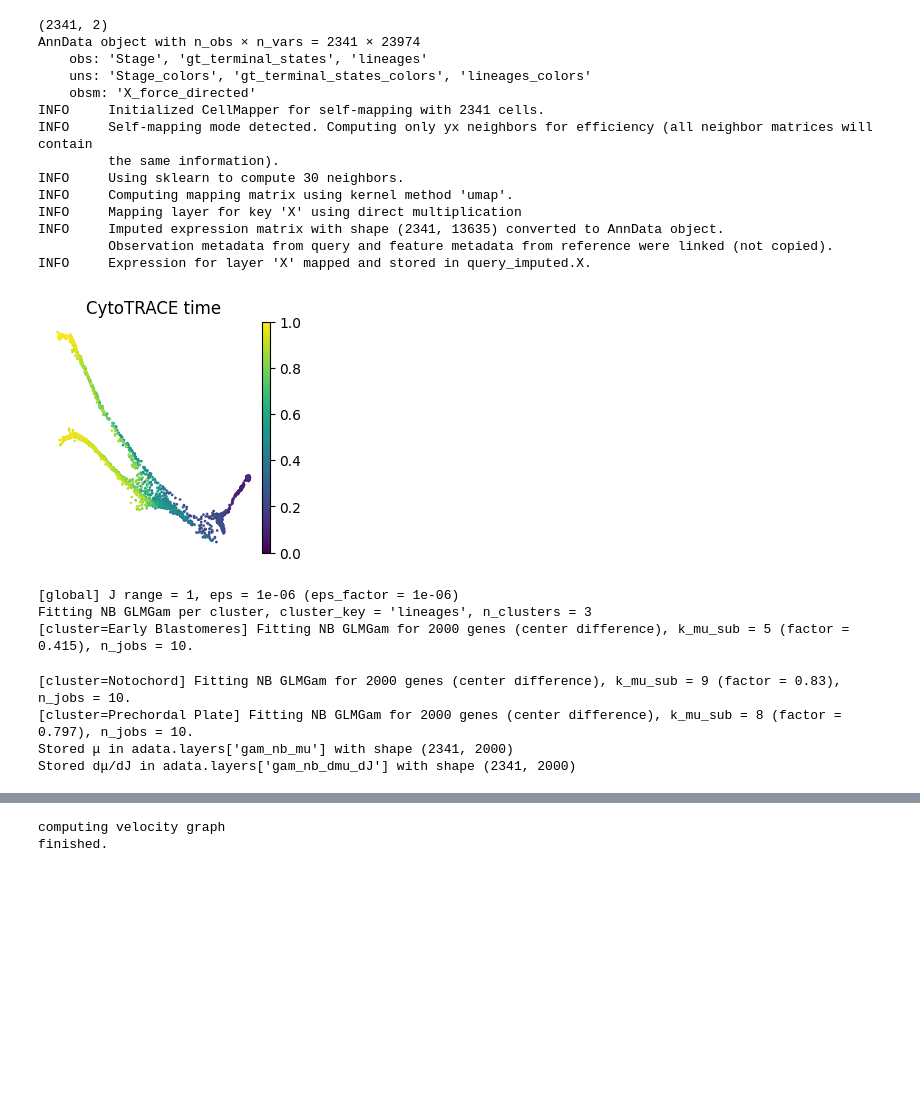
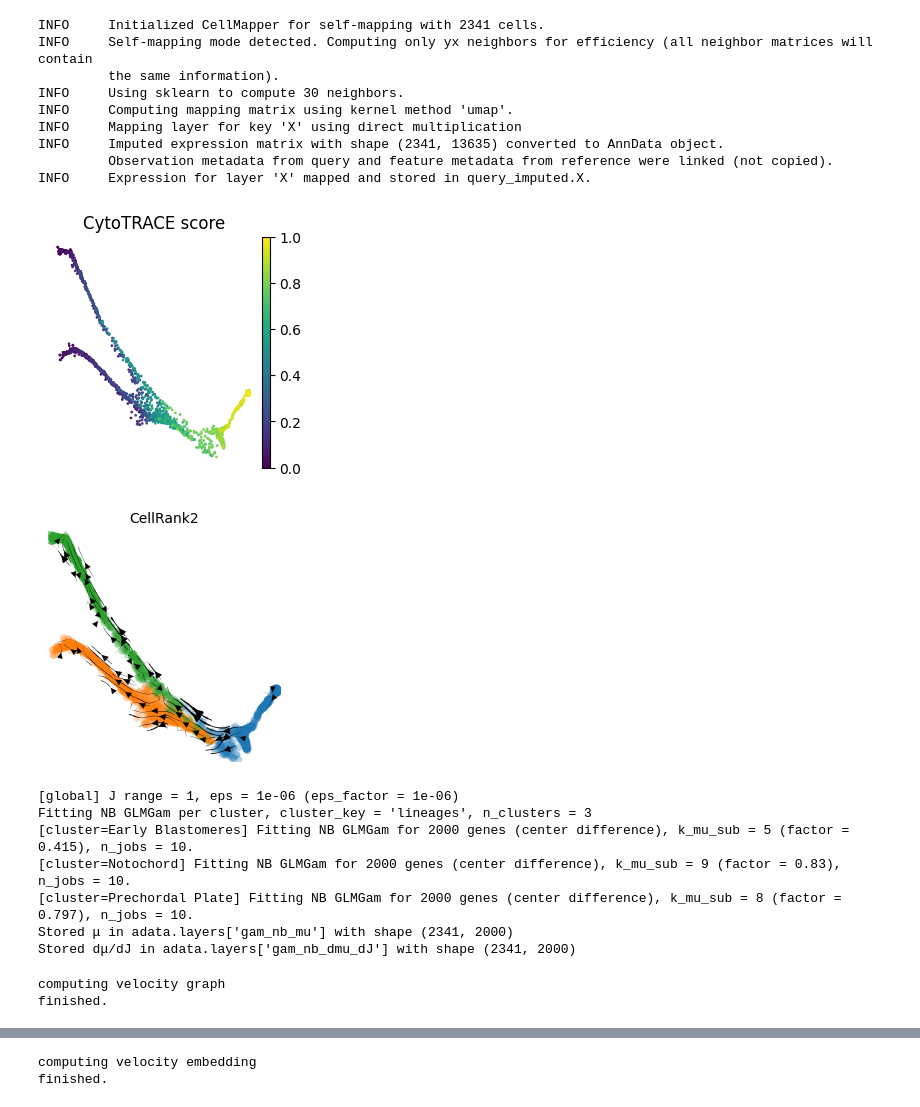
Before and after one commit to hsinring/pseudovelo, a Jupyter notebook: reproducibility/pseudovelo_case1.ipynb, the cells around one changed output, grey strips where cells are left out. Drawn from its saved outputs; the diff is of its cells as text; code cells hidden in the pictures; blank space fills up the shorter version.

```diff
--- a/reproducibility/pseudovelo_case1.ipynb
+++ b/reproducibility/pseudovelo_case1.ipynb
@@ -48,5 +0,0 @@ AnnData object with n_obs × n_vars = 2341 × 23974
-# %%
-#PseudoVelo
-adata_dpt.layers["X"]=adata_dpt.X.toarray()
-pv.fit_nb_gam_with_center_diff(adata_dpt,J_key="dpt_pseudotime",n_jobs=10,cluster_key="lineages",input_layer="X",reverse=False)
-pv.plot_velocity_projection(adata_dpt,xkey="X",vkey="gam_nb_dmu_dJ",basis="force_directed",color="lineages",figsize=(3,3),title="PseudoVelo",size=120,legend_loc="none")
@@ -77,0 +142,5 @@ plt.show()
+# %%
+# 1.1 DPT Standard
+adata_dpt = load_and_preprocess_data()
+root_idx = find_root_index(adata_dpt, "Stage", "03.3-HIGH", rightmost=True)
+adata_dpt, pk = run_eval_pipeline(adata_dpt, time_key="dpt_pseudotime", root_idx=root_idx)
@@ -78,65 +169,63 @@ plt.show()
 # %%
-from cellmapper import CellMapper
-
-#cal ct_pseudotime
-adata_ct=sc.read_h5ad("../data/zebrafish/zebrafish_embryogenesis_axial_mesoderm.h5ad")
-adata_ct.obsm["X_force_directed"]=adata_ct.obsm["X_force_directed"][:,:2]
+# 1.2 CytoTRACE Analysis
+adata_ct = sc.read_h5ad("./data/zebrafish/zebrafish_embryogenesis_axial_mesoderm.h5ad")
+adata_ct.obsm["X_force_directed"] = adata_ct.obsm["X_force_directed"][:, :2]
 adata_ct = adata_ct[~np.any(np.isnan(adata_ct.obsm['X_force_directed']), axis=1)].copy()
-print(adata_ct.obsm["X_force_directed"].shape)
-print(adata_ct)
-adata=adata_ct.copy()
+adata = adata_ct.copy()
 sc.pp.filter_genes(adata_ct, min_cells=10)
 sc.pp.normalize_total(adata_ct)
 sc.pp.log1p(adata_ct)
 sc.pp.highly_variable_genes(adata_ct, n_top_genes=2000)
 sc.tl.pca(adata_ct)
 sc.pp.neighbors(adata_ct, n_neighbors=30, n_pcs=30)
-adata_ct.layers["imputed"] = (
-    CellMapper(adata_ct).map(layer_key="X", use_rep="X_pca").query_imputed.X.copy()
-)
-from cellrank.kernels import CytoTRACEKernel
+
+adata_ct.layers["imputed"] = CellMapper(adata_ct).map(layer_key="X", use_rep="X_pca").query_imputed.X.copy()
 ctk = CytoTRACEKernel(adata_ct).compute_cytotrace(layer="imputed")
+adata_ct.obs["1_minus_pseudotime"] = 1 - adata_ct.obs["ct_pseudotime"]
 fig, ax = plt.subplots(figsize=(3,3))
-sc.pl.embedding(adata_ct, basis="force_directed", color="ct_pseudotime",frameon=False,ax=ax,size=15,title="CytoTRACE time",legend_fontsize=8)
+sc.pl.embedding(adata_ct, basis="force_directed", color="1_minus_pseudotime", frameon=False, ax=ax, size=15, title="CytoTRACE score", legend_fontsize=8)
+ctk.compute_transition_matrix(threshold_scheme="soft", nu=0.5)
+ctk.plot_projection(basis="force_directed",color="lineages",figsize=(3,3),title="CellRank2",size=120,legend_loc="none",show=False)
+ax = plt.gca()
+ax.grid(False)
+plt.show()
 
-#PseudoVelo
+# Build adata for PV (align genes)
 sc.pp.filter_genes(adata, min_cells=10)
 sc.pp.normalize_total(adata)
 sc.pp.log1p(adata)
 sc.pp.highly_variable_genes(adata, n_top_genes=2000)
 adata = adata[:, adata.var.highly_variable].copy()
-adata.obs["ct_pseudotime"]=adata_ct.obs["ct_pseudotime"]
-adata_ct=adata.copy()
-adata_ct.layers["X"]=adata_ct.X.toarray()
-pv.fit_nb_gam_with_center_diff(adata_ct,J_key="ct_pseudotime",n_jobs=10,cluster_key="lineages",input_layer="X",reverse=False)
-pv.plot_velocity_projection(adata_ct,xkey="X",vkey="gam_nb_dmu_dJ",basis="force_directed",color="lineages",figsize=(3,3),title="PseudoVelo",size=120,legend_loc="none")
+adata.obs["ct_pseudotime"] = adata_ct.obs["ct_pseudotime"]
+adata_ct_pv, ctk = run_eval_pipeline(adata, time_key="ct_pseudotime", cluster_key="lineages", run_dpt=False, ctk=ctk)
 
-#cellrank2
-ctk.compute_transition_matrix(threshold_scheme="soft", nu=0.5)
-ctk.plot_projection(basis="force_directed",color="lineages",figsize=(3,3),title="CellRank2",size=120,legend_loc="none",show=False)
-ax = plt.gca()
-ax.grid(False)
-plt.show()
+# 1.3 Cross Projection Consistency
+
+acc_cross1 = cross_projection_consistency(adata_dpt, adata_ct_pv, vkey="gam_nb_dmu_dJ",embedding_key="X_force_directed")
+acc_cross2 = cross_projection_consistency(adata1=adata_dpt,T_velo1=pk.transition_matrix, T_velo2=ctk.transition_matrix,embedding_key="X_force_directed")
+data_list3 = [
+        acc_cross1,
+        acc_cross2
+    ]
+plot_projection_consistency_boxplot(data_list3, labels=["PseudoVelo", "CellRank2"])
 # %% [output]
-(2341, 2)
-AnnData object with n_obs × n_vars = 2341 × 23974
-    obs: 'Stage', 'gt_terminal_states', 'lineages'
-    uns: 'Stage_colors', 'gt_terminal_states_colors', 'lineages_colors'
-    obsm: 'X_force_directed'
 INFO     Initialized CellMapper for self-mapping with 2341 cells.
 INFO     Self-mapping mode detected. Computing only yx neighbors for efficiency (all neighbor matrices will contain
          the same information).
 INFO     Using sklearn to compute 30 neighbors.
 INFO     Computing mapping matrix using kernel method 'umap'.
 INFO     Mapping layer for key 'X' using direct multiplication
 INFO     Imputed expression matrix with shape (2341, 13635) converted to AnnData object.
          Observation metadata from query and feature metadata from reference were linked (not copied).
 INFO     Expression for layer 'X' mapped and stored in query_imputed.X.
-[figure, old version]
+[figure, new version]
+[figure, new version]
 [global] J range = 1, eps = 1e-06 (eps_factor = 1e-06)
 Fitting NB GLMGam per cluster, cluster_key = 'lineages', n_clusters = 3
 [cluster=Early Blastomeres] Fitting NB GLMGam for 2000 genes (center difference), k_mu_sub = 5 (factor = 0.415), n_jobs = 10.
+[cluster=Notochord] Fitting NB GLMGam for 2000 genes (center difference), k_mu_sub = 9 (factor = 0.83), n_jobs = 10.
+[cluster=Prechordal Plate] Fitting NB GLMGam for 2000 genes (center difference), k_mu_sub = 8 (factor = 0.797), n_jobs = 10.
+Stored μ in adata.layers['gam_nb_mu'] with shape (2341, 2000)
+Stored dμ/dJ in adata.layers['gam_nb_dmu_dJ'] with shape (2341, 2000)
-[cluster=Notochord] Fitting NB GLMGam for 2000 genes (center difference), k_mu_sub = 9 (factor = 0.83), n_jobs = 10.
-[cluster=Prechordal Plate] Fitting NB GLMGam for 2000 genes (center difference), k_mu_sub = 8 (factor = 0.797), n_jobs = 10.
-Stored μ in adata.layers['gam_nb_mu'] with shape (2341, 2000)
-Stored dμ/dJ in adata.layers['gam_nb_dmu_dJ'] with shape (2341, 2000)
+computing velocity graph
+finished.
@@ -143,2 +233,2 @@ Stored dμ/dJ in adata.layers['gam_nb_dmu_dJ'] with shape (2341, 2000)
-computing velocity graph
+computing velocity embedding
 finished.
```
Also changed, not shown: parts of 18 cells of this notebook, 4 other files.
